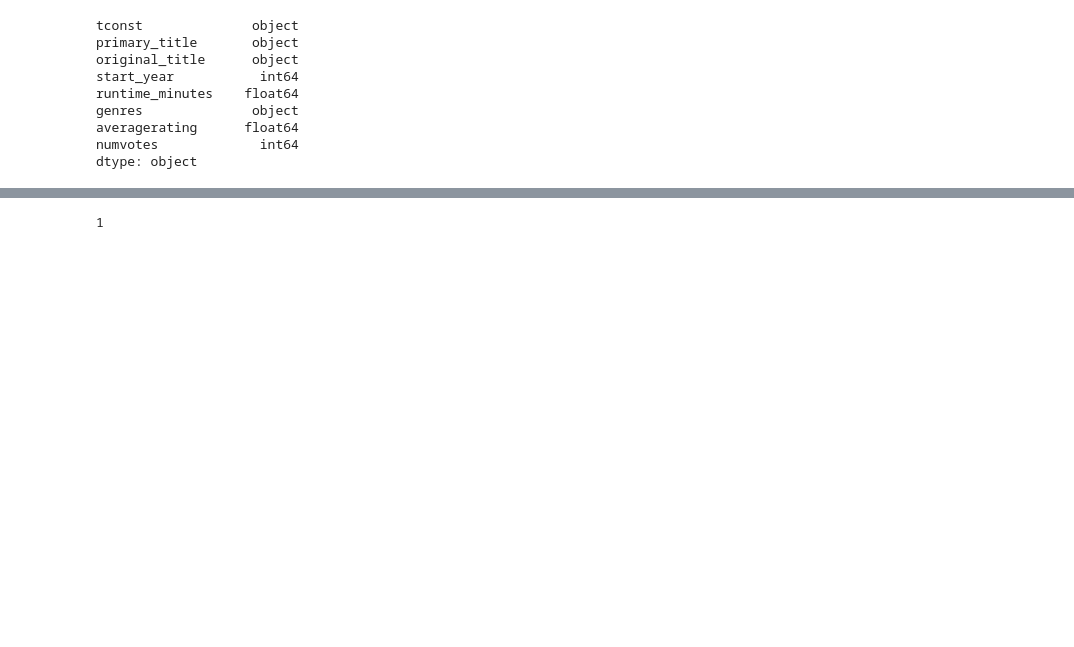
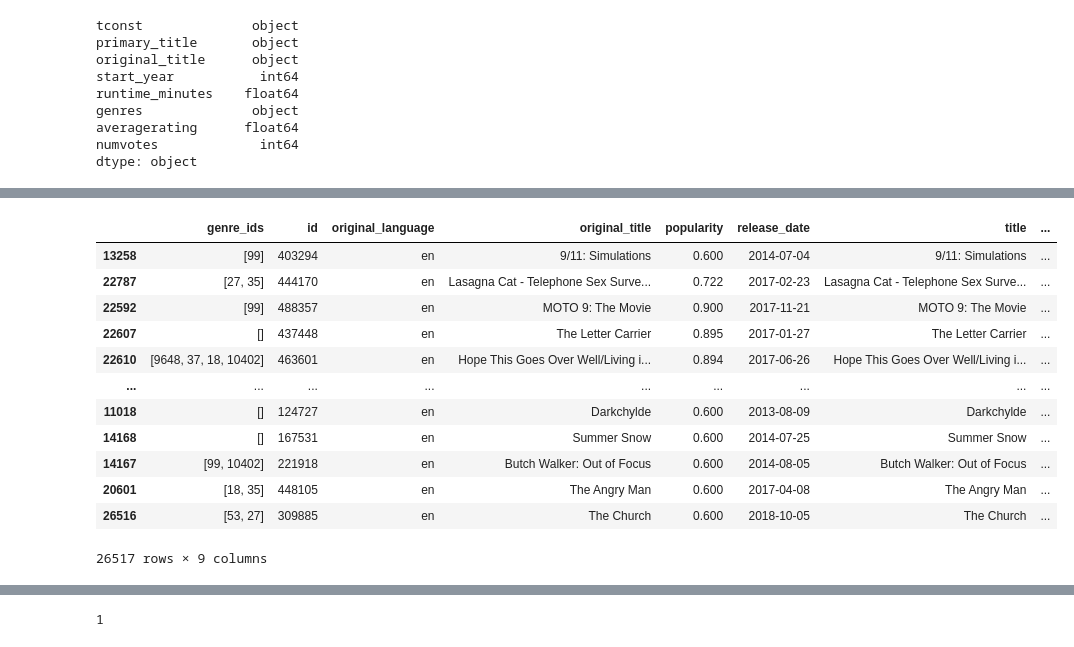
Before and after one commit to FionaNalianya/Microsoft-Movie, a Jupyter notebook: notebook.ipynb, the cells around one changed output, grey strips where cells are left out. Drawn from its saved outputs; the diff is of its cells as text; code cells hidden in the pictures; blank space fills up the shorter version.

```diff
--- a/notebook.ipynb
+++ b/notebook.ipynb
@@ -454,0 +483,17 @@ dtype: object
+# %%
+# sorting values in tmdb by vote average
+tmdb.sort_values('vote_average', ascending = False)
+# %% [output]
+|  | genre_ids | id | original_language | original_title | popularity | release_date | title | ... |
+| 13258 | [99] | 403294 | en | 9/11: Simulations | 0.600 | 2014-07-04 | 9/11: Simulations | ... |
+| 22787 | [27, 35] | 444170 | en | Lasagna Cat - Telephone Sex Surve... | 0.722 | 2017-02-23 | Lasagna Cat - Telephone Sex Surve... | ... |
+| 22592 | [99] | 488357 | en | MOTO 9: The Movie | 0.900 | 2017-11-21 | MOTO 9: The Movie | ... |
+| 22607 | [] | 437448 | en | The Letter Carrier | 0.895 | 2017-01-27 | The Letter Carrier | ... |
+| 22610 | [9648, 37, 18, 10402] | 463601 | en | Hope This Goes Over Well/Living i... | 0.894 | 2017-06-26 | Hope This Goes Over Well/Living i... | ... |
+| ... | ... | ... | ... | ... | ... | ... | ... | ... |
+| 11018 | [] | 124727 | en | Darkchylde | 0.600 | 2013-08-09 | Darkchylde | ... |
+| 14168 | [] | 167531 | en | Summer Snow | 0.600 | 2014-07-25 | Summer Snow | ... |
+| 14167 | [99, 10402] | 221918 | en | Butch Walker: Out of Focus | 0.600 | 2014-08-05 | Butch Walker: Out of Focus | ... |
+| 20601 | [18, 35] | 448105 | en | The Angry Man | 0.600 | 2017-04-08 | The Angry Man | ... |
+| 26516 | [53, 27] | 309885 | en | The Church | 0.600 | 2018-10-05 | The Church | ... |
+26517 rows × 9 columns
```
Also changed, not shown: parts of 10 cells of this notebook.
